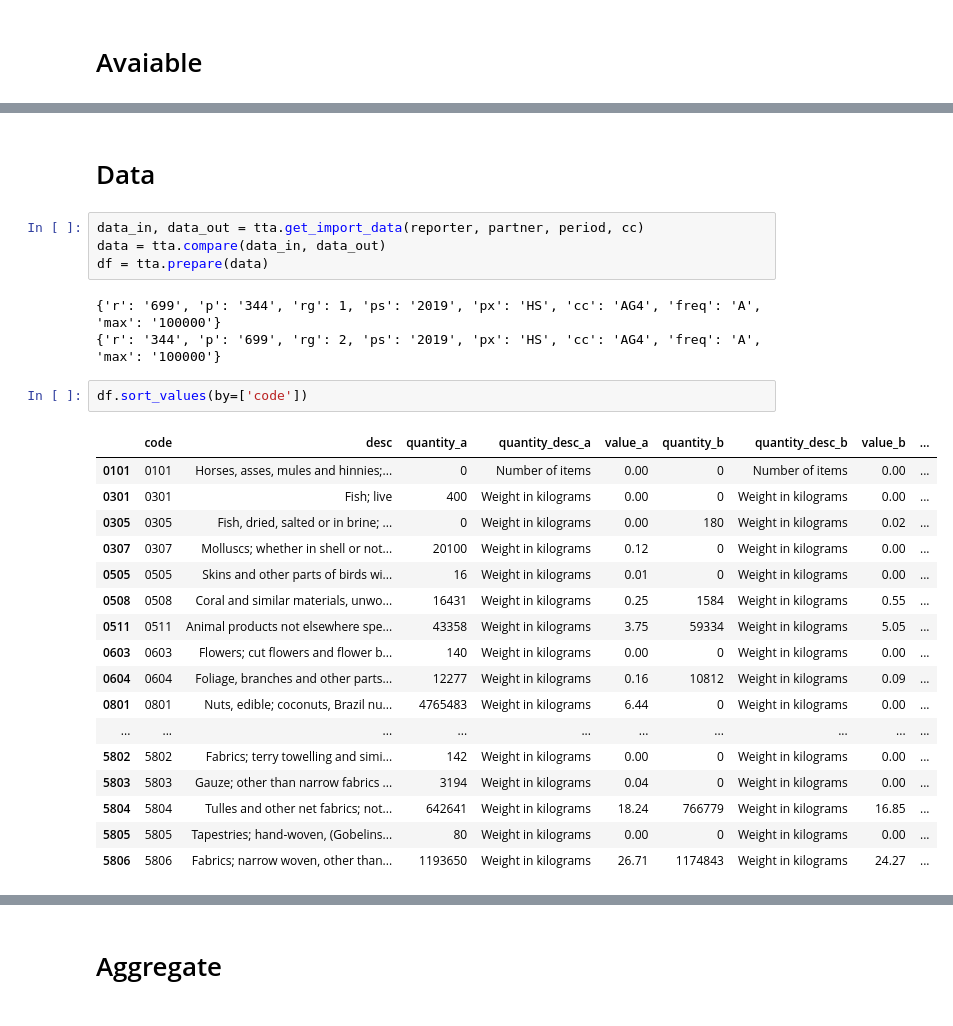
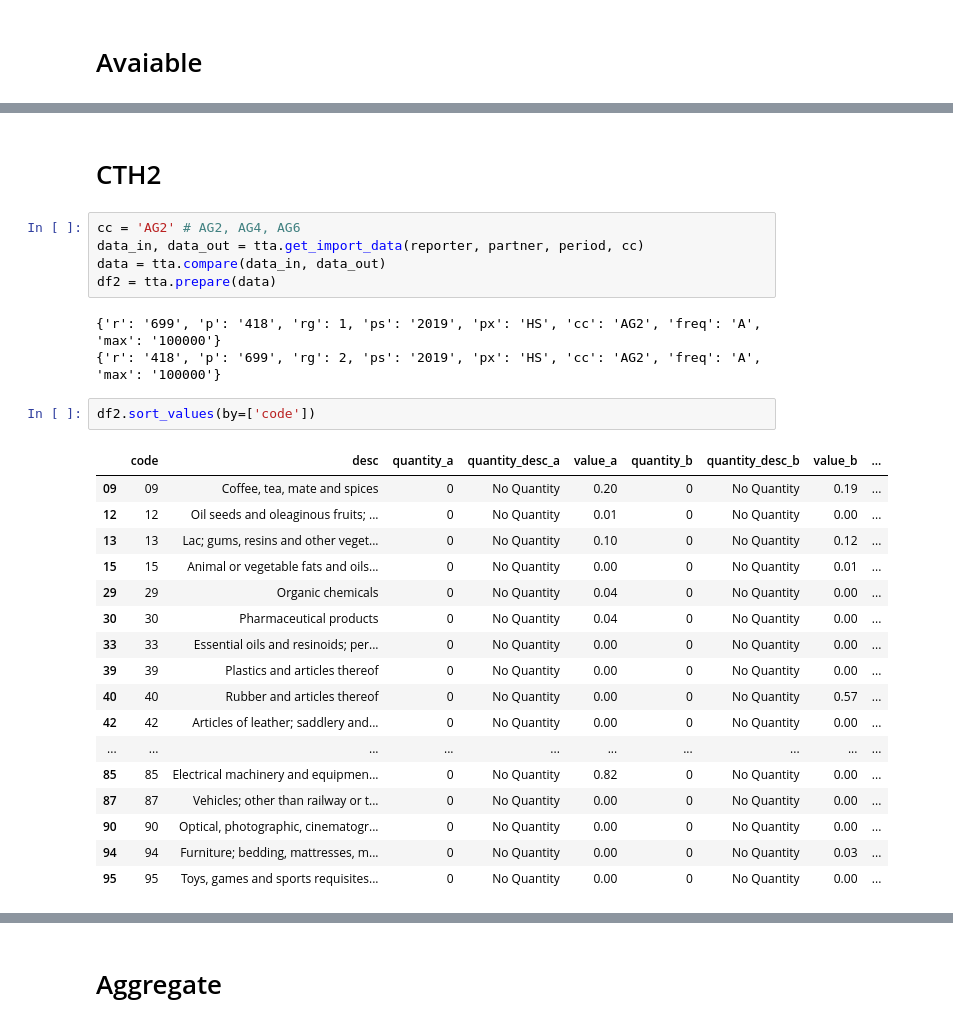
Before and after one commit to kmaneesh/tta, a Jupyter notebook: notebook/country/import.ipynb, the cells around one changed output, grey strips where cells are left out. Cells and saved outputs as stored; diff of their text form.

```diff
--- a/notebook/country/import.ipynb
+++ b/notebook/country/import.ipynb
@@ -50,29 +48,30 @@ print(status)
 # %% [markdown]
-# Data
+# CTH2
 # %%
+cc = 'AG2' # AG2, AG4, AG6
 data_in, data_out = tta.get_import_data(reporter, partner, period, cc)
 data = tta.compare(data_in, data_out)
-df = tta.prepare(data)
+df2 = tta.prepare(data)
 # %% [output]
-{'r': '699', 'p': '344', 'rg': 1, 'ps': '2019', 'px': 'HS', 'cc': 'AG4', 'freq': 'A', 'max': '100000'}
-{'r': '344', 'p': '699', 'rg': 2, 'ps': '2019', 'px': 'HS', 'cc': 'AG4', 'freq': 'A', 'max': '100000'}
+{'r': '699', 'p': '418', 'rg': 1, 'ps': '2019', 'px': 'HS', 'cc': 'AG2', 'freq': 'A', 'max': '100000'}
+{'r': '418', 'p': '699', 'rg': 2, 'ps': '2019', 'px': 'HS', 'cc': 'AG2', 'freq': 'A', 'max': '100000'}
 # %%
-df.sort_values(by=['code'])
+df2.sort_values(by=['code'])
 # %% [output]
 |  | code | desc | quantity_a | quantity_desc_a | value_a | quantity_b | quantity_desc_b | value_b | ... |
-| 0101 | 0101 | Horses, asses, mules and hinnies;... | 0 | Number of items | 0.00 | 0 | Number of items | 0.00 | ... |
-| 0301 | 0301 | Fish; live | 400 | Weight in kilograms | 0.00 | 0 | Weight in kilograms | 0.00 | ... |
-| 0305 | 0305 | Fish, dried, salted or in brine; ... | 0 | Weight in kilograms | 0.00 | 180 | Weight in kilograms | 0.02 | ... |
-| 0307 | 0307 | Molluscs; whether in shell or not... | 20100 | Weight in kilograms | 0.12 | 0 | Weight in kilograms | 0.00 | ... |
-| 0505 | 0505 | Skins and other parts of birds wi... | 16 | Weight in kilograms | 0.01 | 0 | Weight in kilograms | 0.00 | ... |
-| 0508 | 0508 | Coral and similar materials, unwo... | 16431 | Weight in kilograms | 0.25 | 1584 | Weight in kilograms | 0.55 | ... |
-| 0511 | 0511 | Animal products not elsewhere spe... | 43358 | Weight in kilograms | 3.75 | 59334 | Weight in kilograms | 5.05 | ... |
-| 0603 | 0603 | Flowers; cut flowers and flower b... | 140 | Weight in kilograms | 0.00 | 0 | Weight in kilograms | 0.00 | ... |
-| 0604 | 0604 | Foliage, branches and other parts... | 12277 | Weight in kilograms | 0.16 | 10812 | Weight in kilograms | 0.09 | ... |
-| 0801 | 0801 | Nuts, edible; coconuts, Brazil nu... | 4765483 | Weight in kilograms | 6.44 | 0 | Weight in kilograms | 0.00 | ... |
+| 09 | 09 | Coffee, tea, mate and spices | 0 | No Quantity | 0.20 | 0 | No Quantity | 0.19 | ... |
+| 12 | 12 | Oil seeds and oleaginous fruits; ... | 0 | No Quantity | 0.01 | 0 | No Quantity | 0.00 | ... |
+| 13 | 13 | Lac; gums, resins and other veget... | 0 | No Quantity | 0.10 | 0 | No Quantity | 0.12 | ... |
+| 15 | 15 | Animal or vegetable fats and oils... | 0 | No Quantity | 0.00 | 0 | No Quantity | 0.01 | ... |
+| 29 | 29 | Organic chemicals | 0 | No Quantity | 0.04 | 0 | No Quantity | 0.00 | ... |
+| 30 | 30 | Pharmaceutical products | 0 | No Quantity | 0.04 | 0 | No Quantity | 0.00 | ... |
+| 33 | 33 | Essential oils and resinoids; per... | 0 | No Quantity | 0.00 | 0 | No Quantity | 0.00 | ... |
+| 39 | 39 | Plastics and articles thereof | 0 | No Quantity | 0.00 | 0 | No Quantity | 0.00 | ... |
+| 40 | 40 | Rubber and articles thereof | 0 | No Quantity | 0.00 | 0 | No Quantity | 0.57 | ... |
+| 42 | 42 | Articles of leather; saddlery and... | 0 | No Quantity | 0.00 | 0 | No Quantity | 0.00 | ... |
 | ... | ... | ... | ... | ... | ... | ... | ... | ... | ... |
-| 5802 | 5802 | Fabrics; terry towelling and simi... | 142 | Weight in kilograms | 0.00 | 0 | Weight in kilograms | 0.00 | ... |
-| 5803 | 5803 | Gauze; other than narrow fabrics ... | 3194 | Weight in kilograms | 0.04 | 0 | Weight in kilograms | 0.00 | ... |
-| 5804 | 5804 | Tulles and other net fabrics; not... | 642641 | Weight in kilograms | 18.24 | 766779 | Weight in kilograms | 16.85 | ... |
-| 5805 | 5805 | Tapestries; hand-woven, (Gobelins... | 80 | Weight in kilograms | 0.00 | 0 | Weight in kilograms | 0.00 | ... |
-| 5806 | 5806 | Fabrics; narrow woven, other than... | 1193650 | Weight in kilograms | 26.71 | 1174843 | Weight in kilograms | 24.27 | ... |
+| 85 | 85 | Electrical machinery and equipmen... | 0 | No Quantity | 0.82 | 0 | No Quantity | 0.00 | ... |
+| 87 | 87 | Vehicles; other than railway or t... | 0 | No Quantity | 0.00 | 0 | No Quantity | 0.00 | ... |
+| 90 | 90 | Optical, photographic, cinematogr... | 0 | No Quantity | 0.00 | 0 | No Quantity | 0.00 | ... |
+| 94 | 94 | Furniture; bedding, mattresses, m... | 0 | No Quantity | 0.00 | 0 | No Quantity | 0.03 | ... |
+| 95 | 95 | Toys, games and sports requisites... | 0 | No Quantity | 0.00 | 0 | No Quantity | 0.00 | ... |
```
Also changed, not shown: parts of 19 cells of this notebook.
